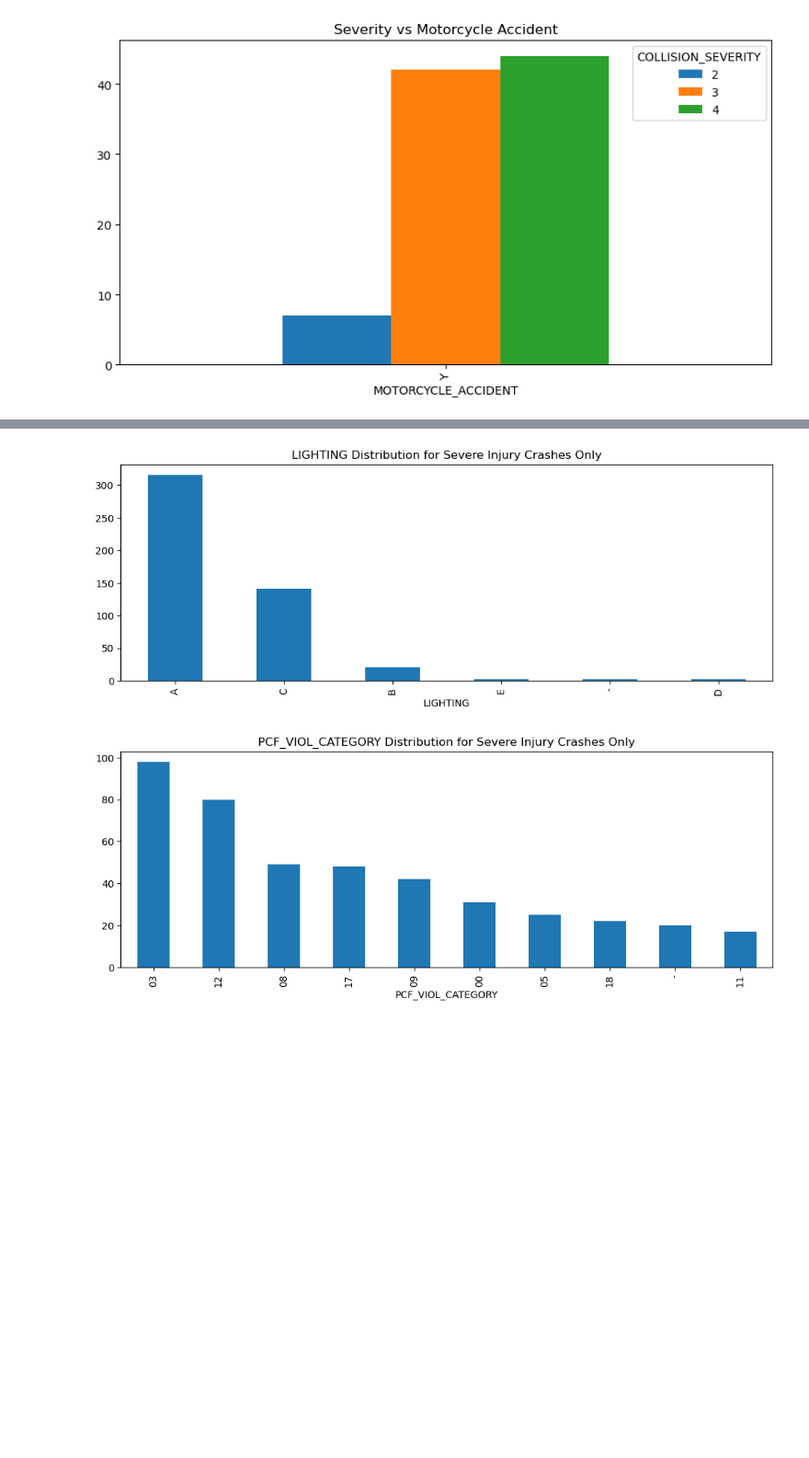
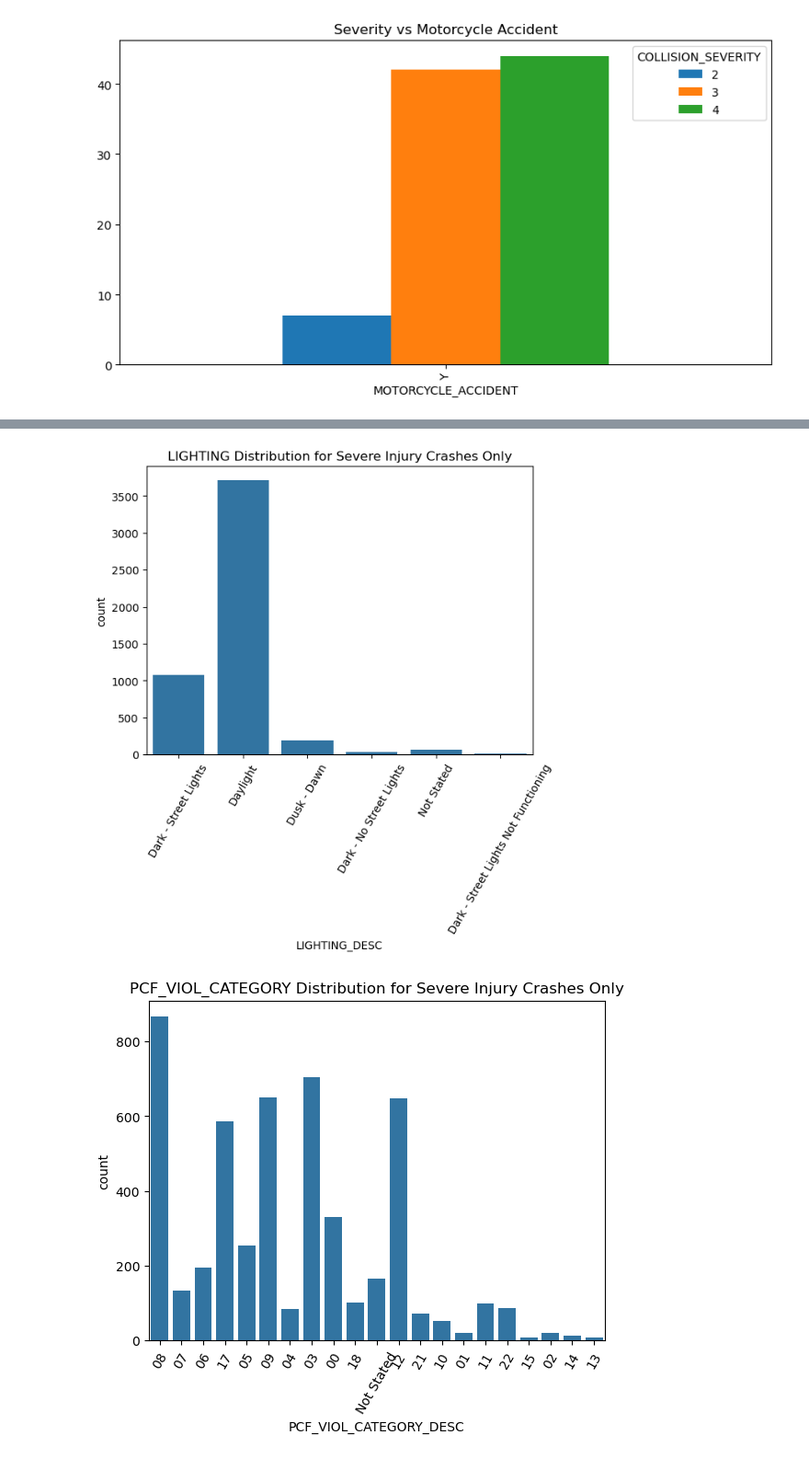
Before and after one commit to UCB-stat-159-f25/final-group07, a Jupyter notebook: data_exploration.ipynb, the cells around one changed output, grey strips where cells are left out. Shown: that part at 92% size. Saved outputs shown, nothing was run; the diff lists cells and outputs as text; code cells hidden in the pictures; blank space fills up the shorter version.

```diff
--- a/data_exploration.ipynb
+++ b/data_exploration.ipynb
@@ -308,10 +340,13 @@ for col in ['PEDESTRIAN_ACCIDENT','BICYCLE_ACCIDENT','MOTORCYCLE_ACCIDENT']:
 # %%
 severe = crashes[crashes['COUNT_SEVERE_INJ'] > 0]
 
 for feat in ['LIGHTING', 'PCF_VIOL_CATEGORY', 'TYPE_OF_COLLISION', 'ROAD_SURFACE']:
-    severe[feat].value_counts().head(10).plot(kind='bar', figsize=(12,4))
+    featdesc = feat + '_DESC'
+    sns.countplot(data=crashes, x=featdesc)
+    #severe[feat].value_counts().head(10).plot(kind='bar', figsize=(12,4))
     plt.title(f"{feat} Distribution for Severe Injury Crashes Only")
+    plt.xticks(rotation=60)
     plt.show()
 # %% [output]
-[figure, old version]
+[figure, new version]
-[figure, old version]
+[figure, new version]
```
Also changed, not shown: parts of 8 cells of this notebook, 3 other files.
